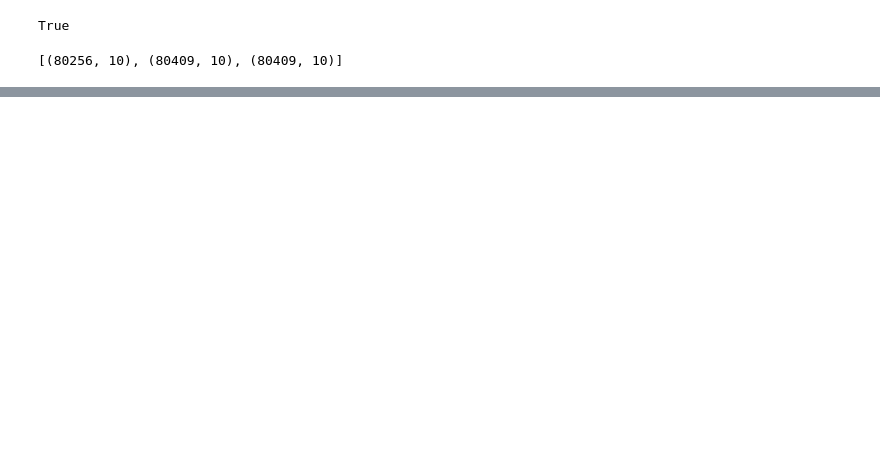
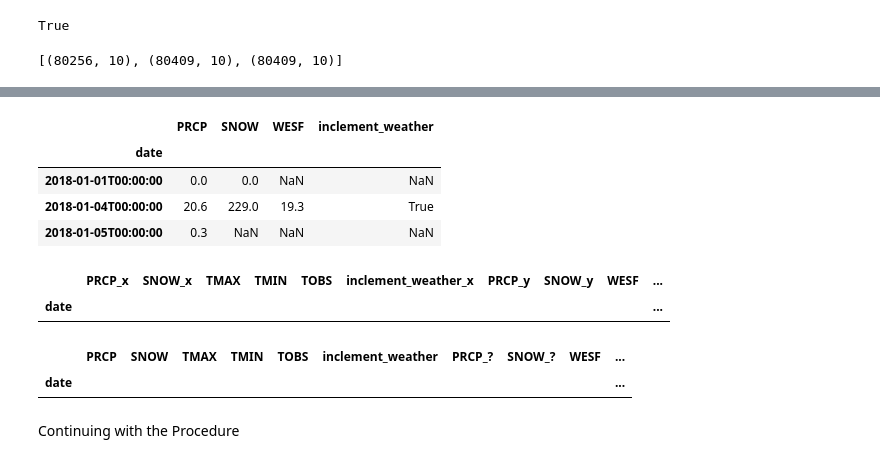
Before and after one commit to CodeBlock980/CPE311-Malaki, a Jupyter notebook: Module 8/Hands_On_Activity_8_2.ipynb, the cells around one changed output, grey strips where cells are left out. Saved outputs shown, nothing was run; the diff lists cells and outputs as text; code cells hidden in the pictures; blank space fills up the shorter version.

```diff
--- a/Module 8/Hands_On_Activity_8_2.ipynb
+++ b/Module 8/Hands_On_Activity_8_2.ipynb
@@ -146,0 +190,4 @@ outer_join.sample(4, random_state=0).append(outer_join[outer_join.station.isna()
+# %%
+#Dropping unecessary columns
+valid_station = dirty_data.query('station != "?"').copy().drop(columns=['WESF', 'station'])
+station_with_wesf = dirty_data.query('station == "?"').copy().drop(columns=['station', 'TOBS', 'TMIN', 'TMAX'])
@@ -146,0 +201,24 @@ outer_join.sample(4, random_state=0).append(outer_join[outer_join.station.isna()
+# %%
+station_with_wesf
+# %% [output]
+|  | PRCP | SNOW | WESF | inclement_weather |
+| date |  |  |  |  |
+| 2018-01-01T00:00:00 | 0.0 | 0.0 | NaN | NaN |
+| 2018-01-04T00:00:00 | 20.6 | 229.0 | 19.3 | True |
+| 2018-01-05T00:00:00 | 0.3 | NaN | NaN | NaN |
+# %%
+#Using join() function with left_index and right_index
+valid_station.merge(
+    station_with_wesf, left_index=True, right_index=True
+).query('WESF > 0').head()
+# %% [output]
+|  | PRCP_x | SNOW_x | TMAX | TMIN | TOBS | inclement_weather_x | PRCP_y | SNOW_y | WESF | ... |
+| date |  |  |  |  |  |  |  |  |  | ... |
+# %%
+#Cant seem to find a reason on why this dataFrame is empty
+valid_station.join(station_with_wesf, rsuffix='_?').query('WESF > 0').head()
+# %% [output]
+|  | PRCP | SNOW | TMAX | TMIN | TOBS | inclement_weather | PRCP_? | SNOW_? | WESF | ... |
+| date |  |  |  |  |  |  |  |  |  | ... |
+# %% [markdown]
+Continuing with the Procedure
```
Also changed, not shown: parts of 14 cells of this notebook, 4 other files.
